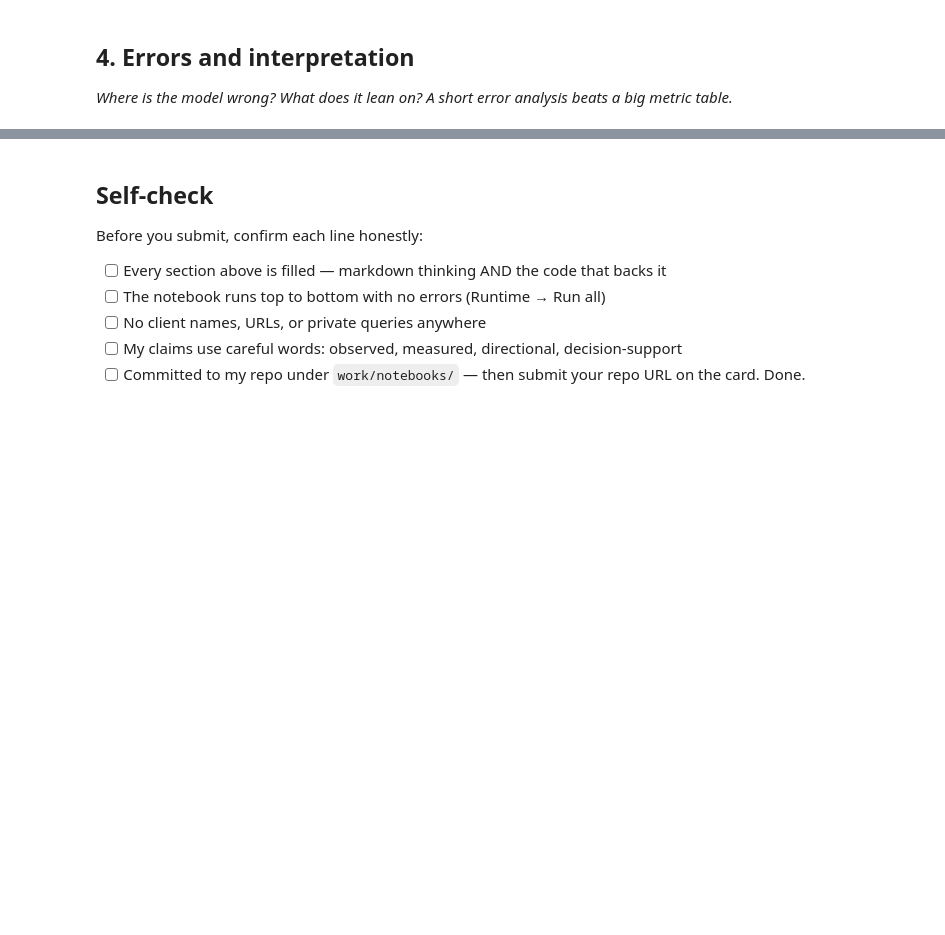
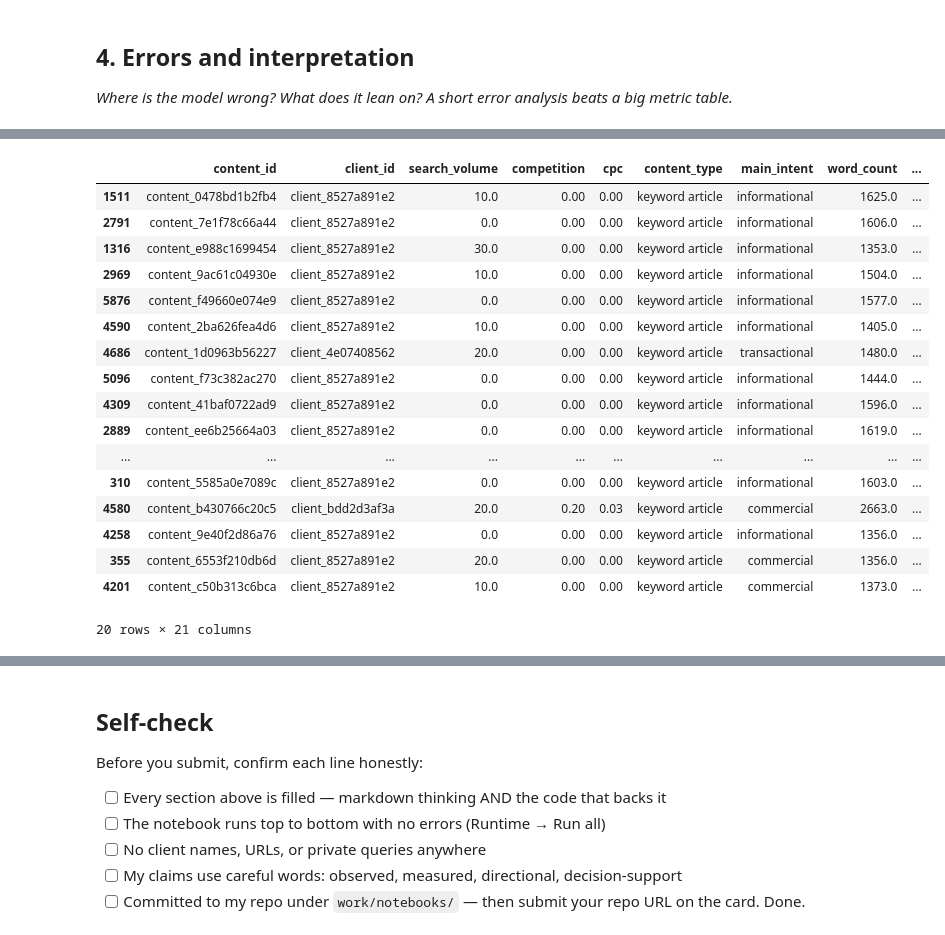
Before and after one commit to Kashaf537/flyrank-ml-internship, a Jupyter notebook: work/notebooks/w05_model.ipynb, the cells around one changed output, grey strips where cells are left out. Cells and saved outputs as stored; diff of their text form; code cells hidden in the pictures; blank space fills up the shorter version.

```diff
--- a/work/notebooks/w05_model.ipynb
+++ b/work/notebooks/w05_model.ipynb
@@ -80,0 +238,11 @@ Columns: 44
+# %%
+X_train = train_df[feature_cols].copy()
+X_test = test_df[feature_cols].copy()
+
+y_train = train_df["is_declining_label"].copy()
+y_test = test_df["is_declining_label"].copy()
+
+print("X_train:", X_train.shape)
+print("X_test:", X_test.shape)
+print("Declining rate - train:", round(y_train.mean() * 100, 2), "%")
+print("Declining rate - test:", round(y_test.mean() * 100, 2), "%")
@@ -80,0 +306,6 @@ Columns: 44
+# %%
+rf_scores = model.predict_proba(X_test)[:, 1]
+
+print("Number of test predictions:", len(rf_scores))
+print("Minimum score:", round(rf_scores.min(), 4))
+print("Maximum score:", round(rf_scores.max(), 4))
@@ -84,0 +608,59 @@ Columns: 44
+# %%
+error_analysis = test_df[
+    [
+        "content_id",
+        "client_id",
+        "search_volume",
+        "competition",
+        "cpc",
+        "content_type",
+        "main_intent",
+        "word_count",
+        "impressions_90d",
+        "clicks_90d",
+        "engaged_sessions_90d",
+        "content_age_days",
+        "days_since_last_update",
+        "ctr",
+        "avg_position",
+        "engagement_rate",
+        "scroll_rate",
+        "is_declining_label"
+    ]
+].copy()
+
+error_analysis = error_analysis.merge(
+    rf_results[
+        [
+            "content_id",
+            "rf_score",
+            "rf_rank",
+            "error_type"
+        ]
+    ],
+    on="content_id",
+    how="left"
+)
+
+error_analysis.sort_values(
+    "rf_rank"
+).head(20)
+# %% [output]
+|  | content_id | client_id | search_volume | competition | cpc | content_type | main_intent | word_count | ... |
+| 1511 | content_0478bd1b2fb4 | client_8527a891e2 | 10.0 | 0.00 | 0.00 | keyword article | informational | 1625.0 | ... |
+| 2791 | content_7e1f78c66a44 | client_8527a891e2 | 0.0 | 0.00 | 0.00 | keyword article | informational | 1606.0 | ... |
+| 1316 | content_e988c1699454 | client_8527a891e2 | 30.0 | 0.00 | 0.00 | keyword article | informational | 1353.0 | ... |
+| 2969 | content_9ac61c04930e | client_8527a891e2 | 10.0 | 0.00 | 0.00 | keyword article | informational | 1504.0 | ... |
+| 5876 | content_f49660e074e9 | client_8527a891e2 | 0.0 | 0.00 | 0.00 | keyword article | informational | 1577.0 | ... |
+| 4590 | content_2ba626fea4d6 | client_8527a891e2 | 10.0 | 0.00 | 0.00 | keyword article | informational | 1405.0 | ... |
+| 4686 | content_1d0963b56227 | client_4e07408562 | 20.0 | 0.00 | 0.00 | keyword article | transactional | 1480.0 | ... |
+| 5096 | content_f73c382ac270 | client_8527a891e2 | 0.0 | 0.00 | 0.00 | keyword article | informational | 1444.0 | ... |
+| 4309 | content_41baf0722ad9 | client_8527a891e2 | 0.0 | 0.00 | 0.00 | keyword article | informational | 1596.0 | ... |
+| 2889 | content_ee6b25664a03 | client_8527a891e2 | 0.0 | 0.00 | 0.00 | keyword article | informational | 1619.0 | ... |
+| ... | ... | ... | ... | ... | ... | ... | ... | ... | ... |
+| 310 | content_5585a0e7089c | client_8527a891e2 | 0.0 | 0.00 | 0.00 | keyword article | informational | 1603.0 | ... |
+| 4580 | content_b430766c20c5 | client_bdd2d3af3a | 20.0 | 0.20 | 0.03 | keyword article | commercial | 2663.0 | ... |
+| 4258 | content_9e40f2d86a76 | client_8527a891e2 | 0.0 | 0.00 | 0.00 | keyword article | informational | 1356.0 | ... |
+| 355 | content_6553f210db6d | client_8527a891e2 | 20.0 | 0.00 | 0.00 | keyword article | commercial | 1356.0 | ... |
+| 4201 | content_c50b313c6bca | client_8527a891e2 | 10.0 | 0.00 | 0.00 | keyword article | commercial | 1373.0 | ... |
+20 rows × 21 columns
```
Also changed, not shown: parts of 27 cells of this notebook.
